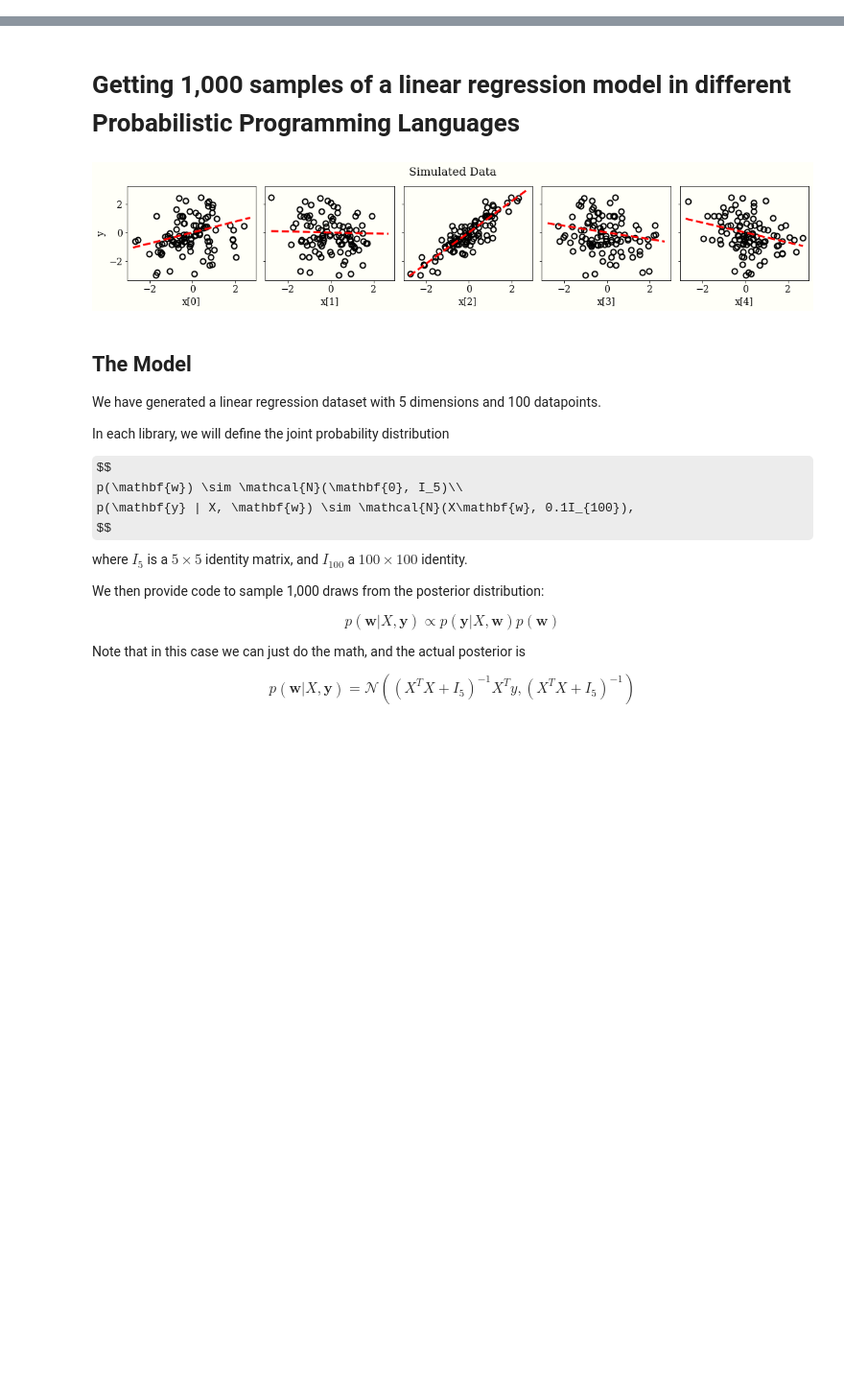
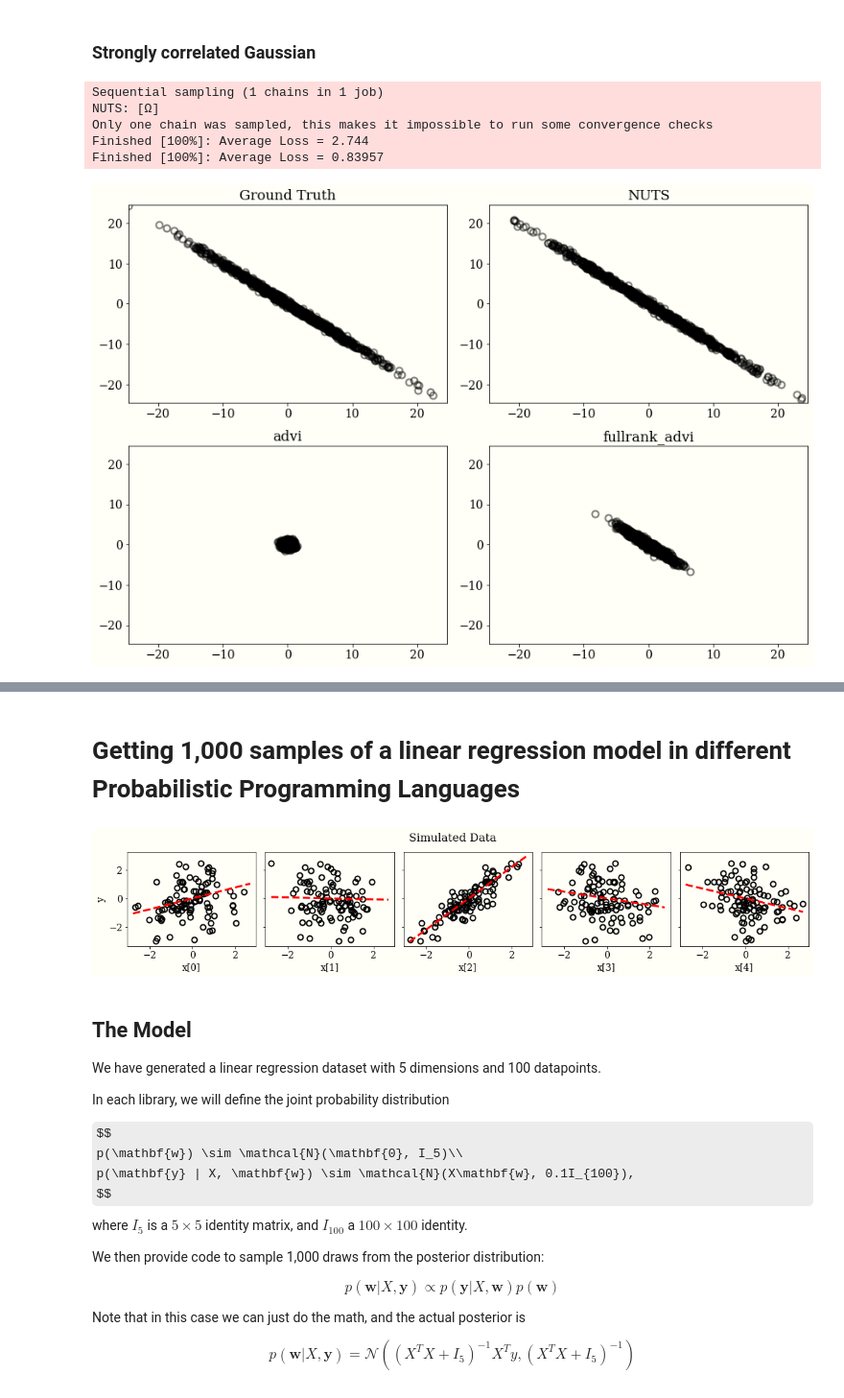
Before and after one commit to fonnesbeck/Bayes_Computing_Course, a Jupyter notebook: notebooks/Section5_3-PPLs.ipynb, the cells around one changed output, grey strips where cells are left out. Shown at 96% size. Drawn from its saved outputs; the diff is of its cells as text; code cells hidden in the pictures; some formulas as TeX source; blank space fills up the shorter version.

```diff
--- a/notebooks/Section5_3-PPLs.ipynb
+++ b/notebooks/Section5_3-PPLs.ipynb
@@ -24,0 +223,15 @@ plt.rcParams.update({
+# %% [markdown]
+### Strongly correlated Gaussian
+# %%
+mu = tt.zeros(2,)
+cov = tt.as_tensor([[50.05, -49.95], [-49.95, 50.05]])
+Ω = pm.MvNormal.dist(mu=mu, cov=cov, shape=2, testval=mu)
+
+sample_and_plot(Ω)
+# %% [output]
+Sequential sampling (1 chains in 1 job)
+NUTS: [Ω]
+Only one chain was sampled, this makes it impossible to run some convergence checks
+Finished [100%]: Average Loss = 2.744
+Finished [100%]: Average Loss = 0.83957
+[figure, added]
```
Also changed, not shown: parts of 34 cells of this notebook.
